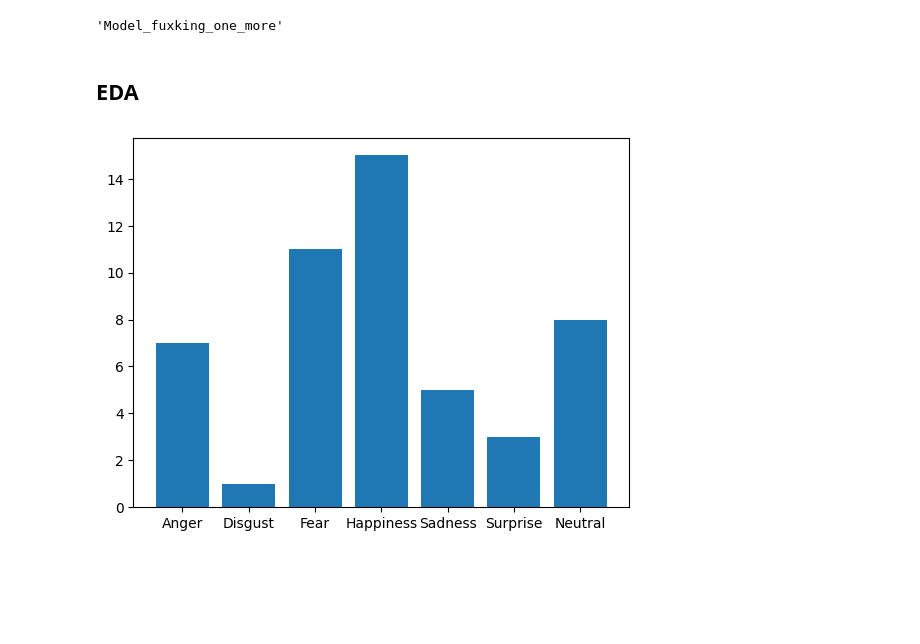
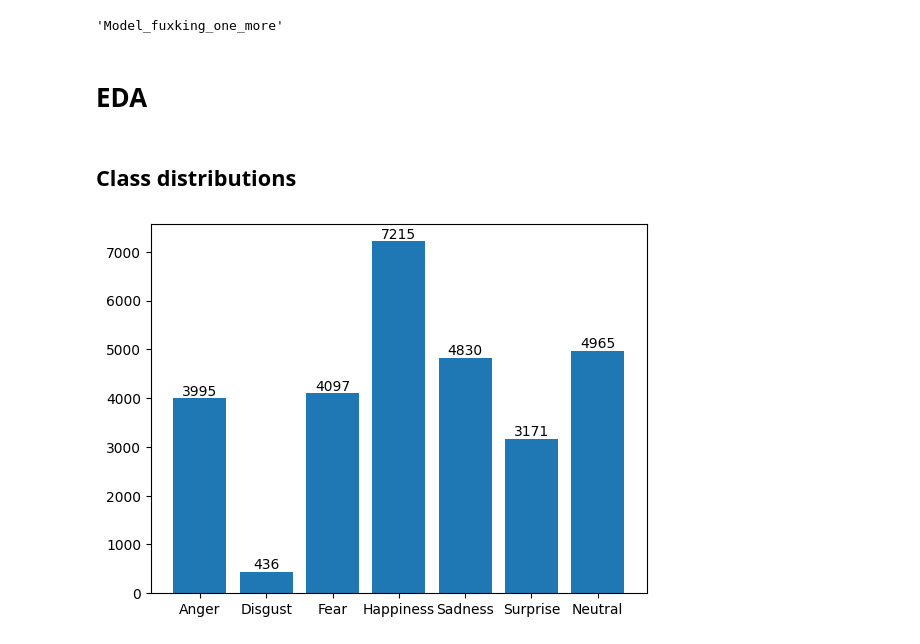
Before and after one commit to NadiaHolmlund/Semester_Project, a Jupyter notebook: ver_4_Facial_Emotion_Recognition_(FER).ipynb, the cells around one changed output. Drawn from its saved outputs; the diff is of its cells as text; code cells hidden in the pictures; blank space fills up the shorter version.

```diff
--- a/ver_4_Facial_Emotion_Recognition_(FER).ipynb
+++ b/ver_4_Facial_Emotion_Recognition_(FER).ipynb
@@ -525,12 +535,24 @@ mlflow.log_metric("test_steps_per_second", test_steps_per_second)
 # %%
 mlflow.end_run()
 # %% [markdown]
-## EDA
+# EDA
+# %% [markdown]
+## Class distributions
 # %%
+import numpy as np
+import matplotlib.pyplot as plt
+
 # distribution of labels in the training set
-keys, counts = np.unique(preprocessed_train_ds["label"], return_counts=True)
+fer_train_df = fer_df[fer_df['Usage'] == 'Training']
+keys, counts = np.unique(fer_train_df['emotion'], return_counts=True)
+
 plt.bar(string_labels, counts)
+
+# Add count labels to each bar
+for i, count in enumerate(counts):
+    plt.text(i, count, str(count), ha='center', va='bottom')
+
 plt.show()
 # %% [output]
-[figure, old version]
+[figure, new version]
 # %%
```
Also changed, not shown: parts of 27 cells of this notebook.
